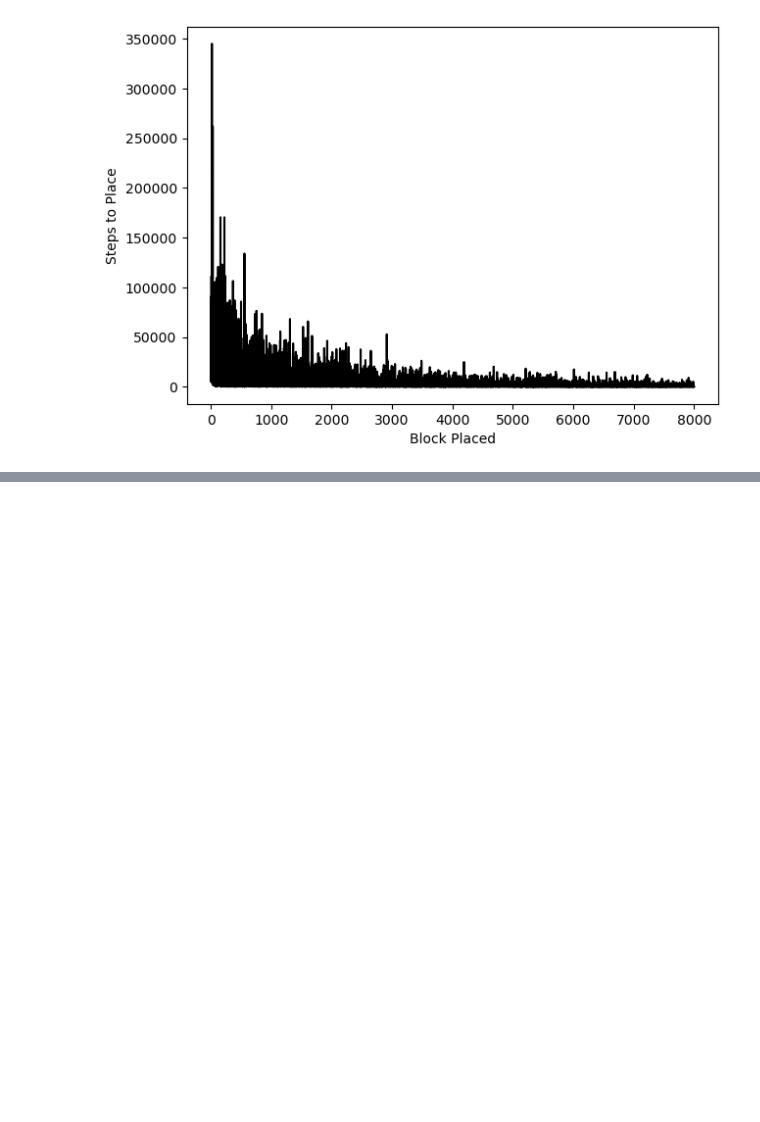
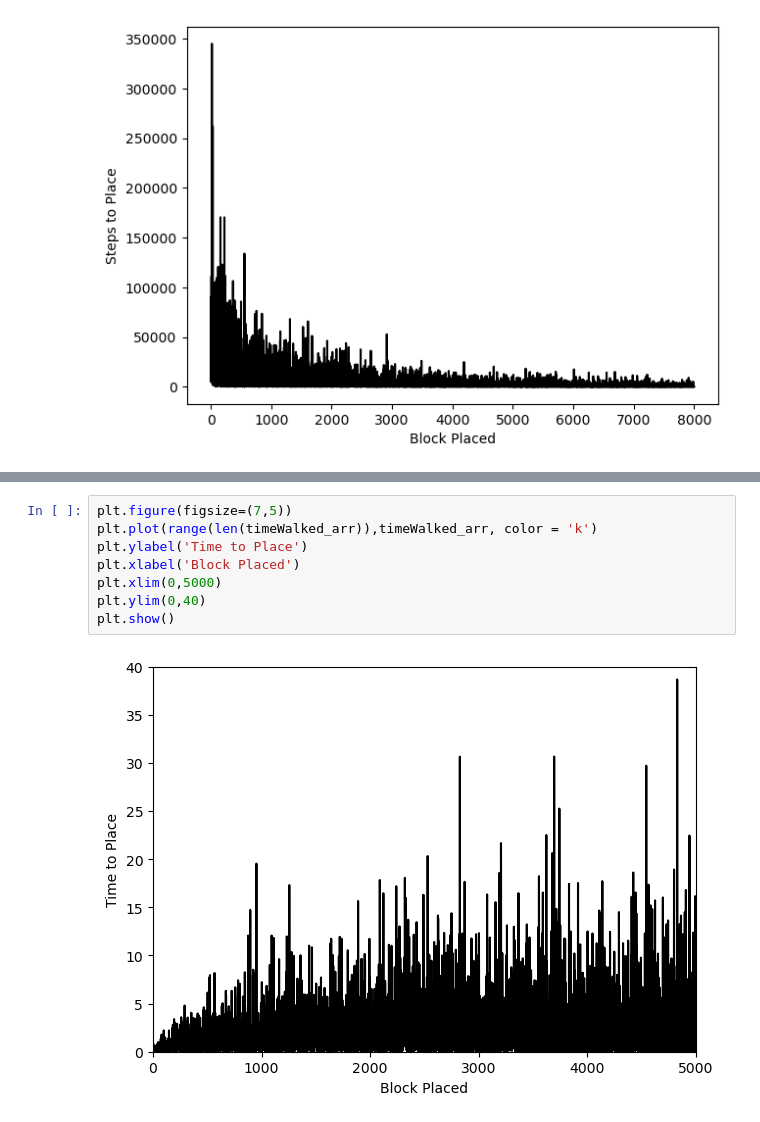
Before and after one commit to ericcblow/MiscMath, a Jupyter notebook: DiffusionLimitAggregation.ipynb, the cells around one changed output, grey strips where cells are left out. Drawn from its saved outputs; the diff is of its cells as text; blank space fills up the shorter version.

```diff
--- a/DiffusionLimitAggregation.ipynb
+++ b/DiffusionLimitAggregation.ipynb
@@ -247,0 +282,10 @@ plt.show()
+# %%
+plt.figure(figsize=(7,5))
+plt.plot(range(len(timeWalked_arr)),timeWalked_arr, color = 'k')
+plt.ylabel('Time to Place')
+plt.xlabel('Block Placed')
+plt.xlim(0,5000)
+plt.ylim(0,40)
+plt.show()
+# %% [output]
+[figure, added]
```
Also changed, not shown: parts of 14 cells of this notebook, 6 other files.
